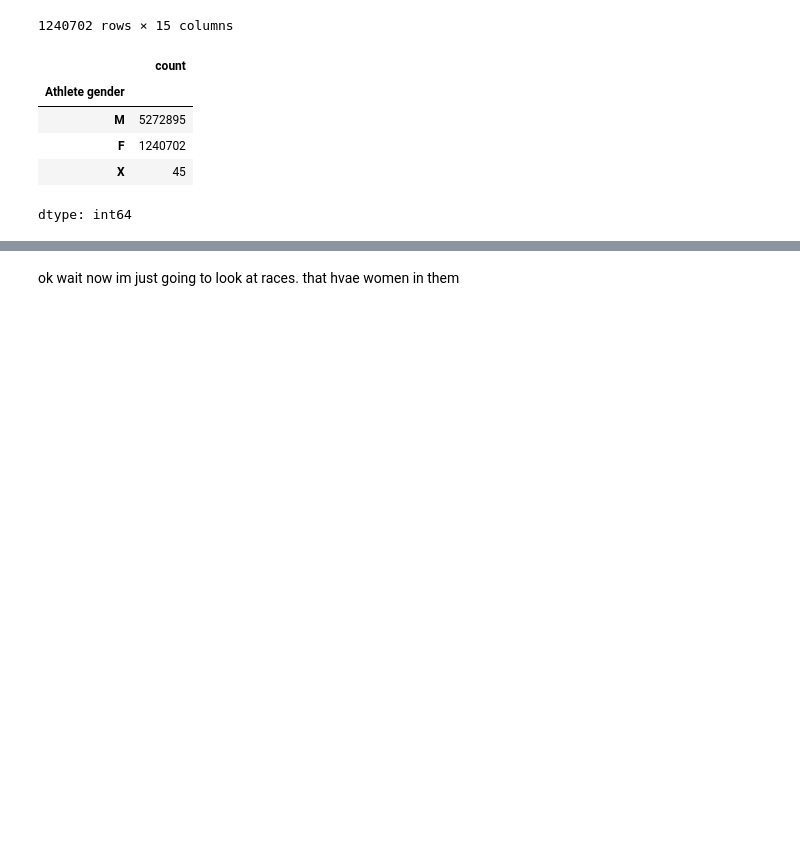
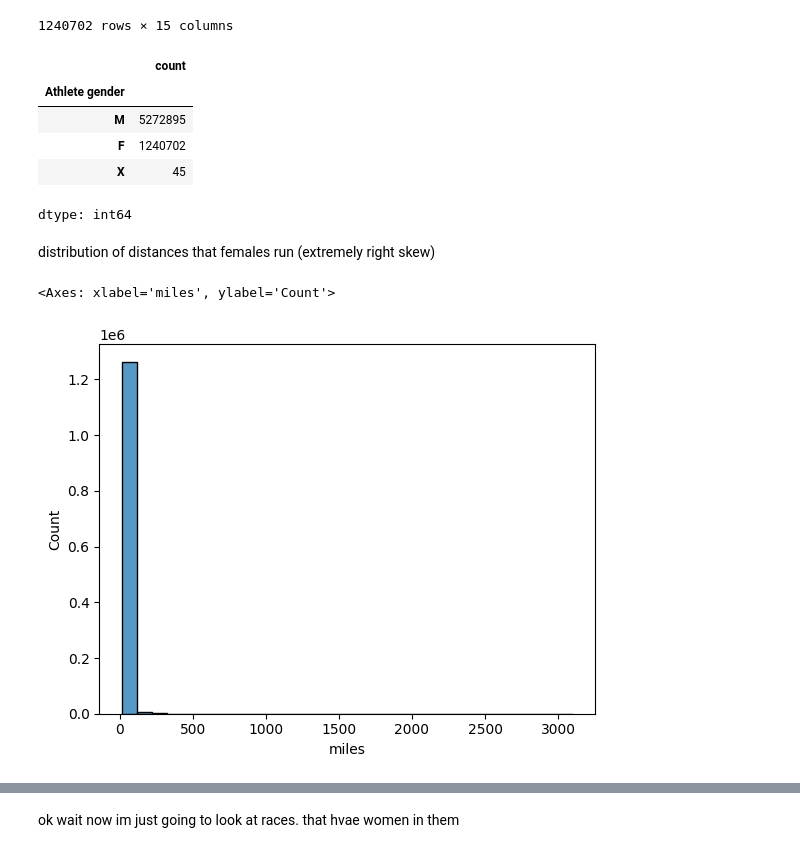
Before and after one commit to kendall-lucas25/women_endurance, a Jupyter notebook: DTSC_220_Final.ipynb, the cells around one changed output, grey strips where cells are left out. Cells and saved outputs as stored; diff of their text form; code cells hidden in the pictures; blank space fills up the shorter version.

```diff
--- a/DTSC_220_Final.ipynb
+++ b/DTSC_220_Final.ipynb
@@ -629,5 +629,10 @@ dtype: int64
 df = df.loc[(df['Athlete gender']=='F') | (df['Athlete gender'] == 'M')]
 # %%
 female_df = df.loc[df['Athlete gender'] == 'F']
+# %% [markdown]
+distribution of distances that females run (extremely right skew)
 # %%
-sns.histplot(female_df, )
+sns.histplot(data = female_df, x = 'miles', bins = 30)
+# %% [output]
+<Axes: xlabel='miles', ylabel='Count'>
+[figure, added]
```
Also changed, not shown: parts of 9 cells of this notebook.
